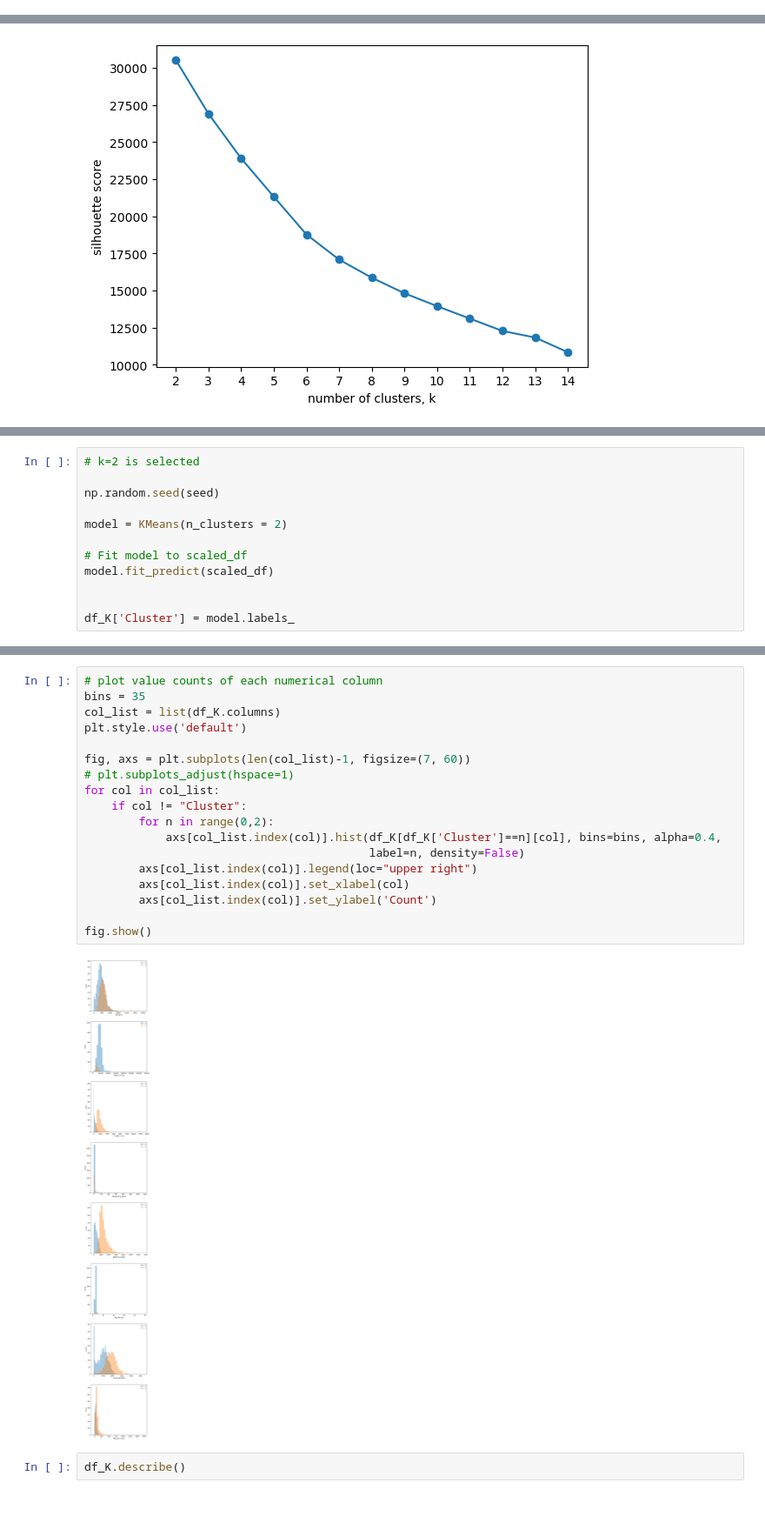
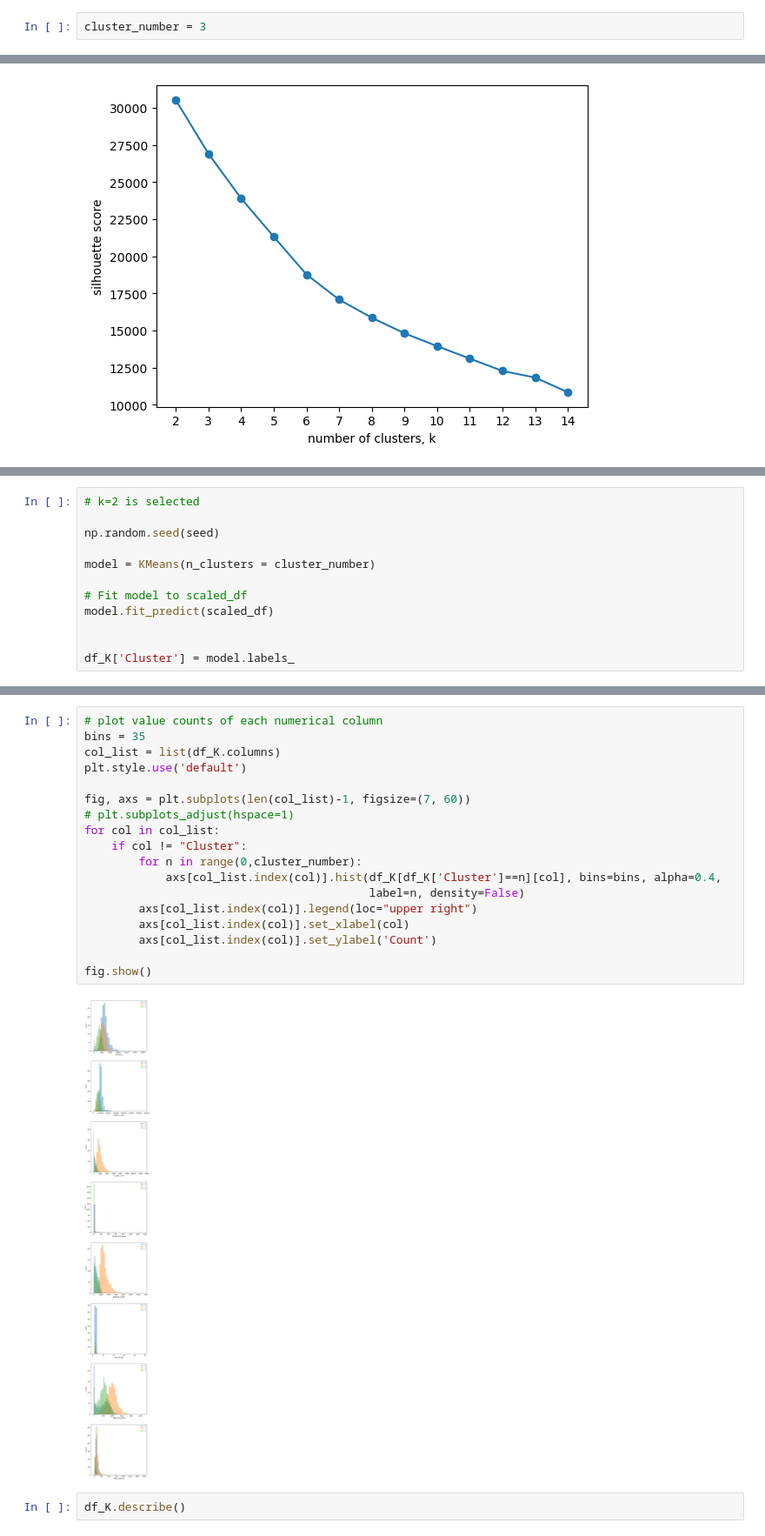
Before and after one commit to MiracleSkyHawk/RSM8413_FGA, a Jupyter notebook: RSM8413_FGA_3cluster_no_percentage-Copy1.ipynb, the cells around one changed output, grey strips where cells are left out. Shown at 87% size. Drawn from its saved outputs; the diff is of its cells as text; blank space fills up the shorter version.

```diff
--- a/RSM8413_FGA_3cluster_no_percentage-Copy1.ipynb
+++ b/RSM8413_FGA_3cluster_no_percentage-Copy1.ipynb
@@ -372,6 +374,8 @@ scaled_df.head()
 | 4 | -0.262545 | 0.426231 | -0.308867 | -0.251493 | -0.788901 | 0.444386 | ... |
 # %% [markdown]
 ## 3.1 KMeans Clustering
+# %%
+cluster_number = 3
 # %%
 df_K = df.copy(deep=True)
 # %%
@@ -451,7 +455,7 @@ for k in range(2,15):
 
 np.random.seed(seed)
 
-model = KMeans(n_clusters = 2)
+model = KMeans(n_clusters = cluster_number)
 
 # Fit model to scaled_df
 model.fit_predict(scaled_df)
@@ -472,23 +476,23 @@ Index(['Population', 'Median_income', 'HH_apt_LH_rise', 'HH_dwelling_other',
 # %%
 # plot value counts of each numerical column
 bins = 35
 col_list = list(df_K.columns)
 plt.style.use('default')
 
 fig, axs = plt.subplots(len(col_list)-1, figsize=(7, 60))
 # plt.subplots_adjust(hspace=1)
 for col in col_list:
     if col != "Cluster":
-        for n in range(0,2):
+        for n in range(0,cluster_number):
             axs[col_list.index(col)].hist(df_K[df_K['Cluster']==n][col], bins=bins, alpha=0.4,
                                           label=n, density=False)
         axs[col_list.index(col)].legend(loc="upper right")
         axs[col_list.index(col)].set_xlabel(col)
         axs[col_list.index(col)].set_ylabel('Count')
 
 fig.show()
 # %% [output]
-[figure, old version]
+[figure, new version]
 # %%
 df_K.describe()
 # %% [output]
```
Also changed, not shown: parts of 66 cells of this notebook.
